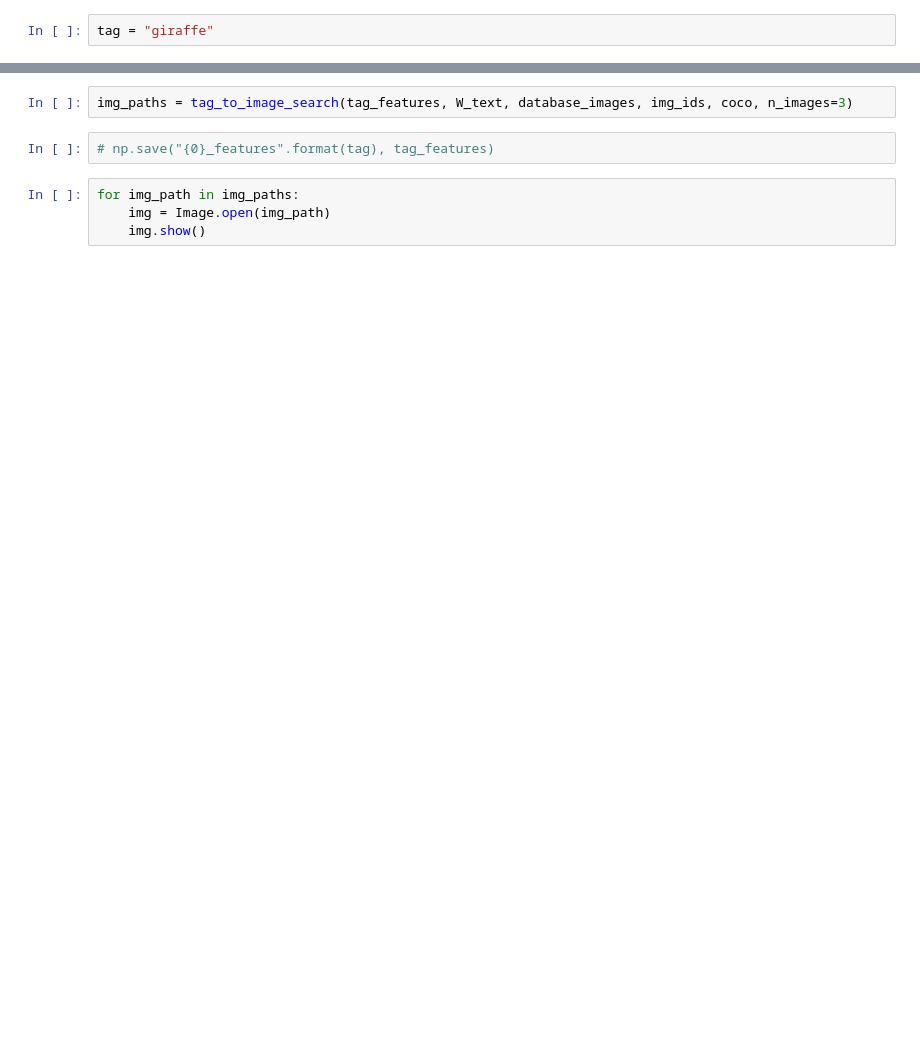
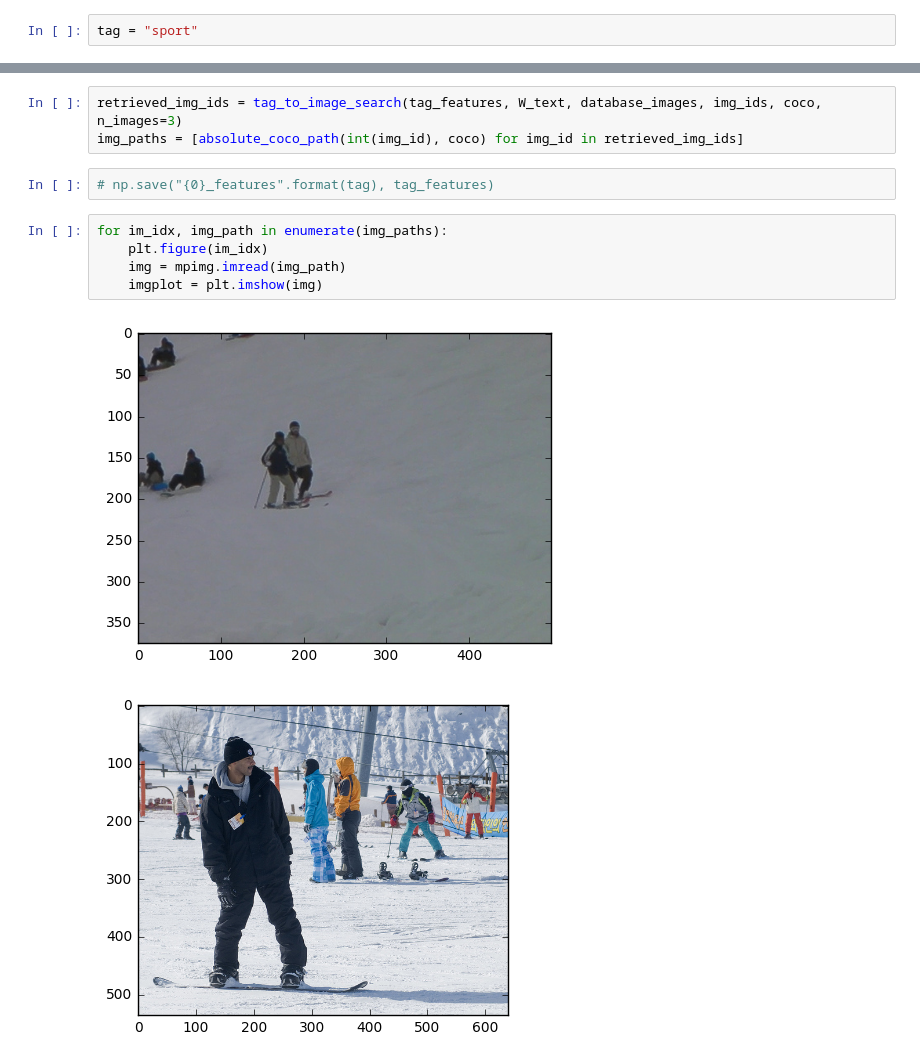
Before and after one commit to louismartin/OR-Project, a Jupyter notebook: pipelines.ipynb, the cells around one changed output, grey strips where cells are left out. Drawn from its saved outputs; the diff is of its cells as text; blank space fills up the shorter version.

```diff
--- a/pipelines.ipynb
+++ b/pipelines.ipynb
@@ -11,3 +18,3 @@ from retrieval_pipelines import tag_to_image_search
 # %%
-tag = "giraffe"
+tag = "sport"
 # %%
@@ -37,10 +47,15 @@ print("Visual matrix for common space dimensions : {0}".format(W_visual.shape))
 database_images = W_visual.dot(V.T)
 database_images = database_images.T
 # %%
-img_paths = tag_to_image_search(tag_features, W_text, database_images, img_ids, coco, n_images=3)
+retrieved_img_ids = tag_to_image_search(tag_features, W_text, database_images, img_ids, coco, n_images=3)
+img_paths = [absolute_coco_path(int(img_id), coco) for img_id in retrieved_img_ids]
 # %%
 # np.save("{0}_features".format(tag), tag_features)
 # %%
-for img_path in img_paths:
-    img = Image.open(img_path)
-    img.show()
+for im_idx, img_path in enumerate(img_paths):
+    plt.figure(im_idx)
+    img = mpimg.imread(img_path)
+    imgplot = plt.imshow(img)
+# %% [output]
+[figure, added]
+[figure, added]
```
Also changed, not shown: parts of 6 cells of this notebook.
